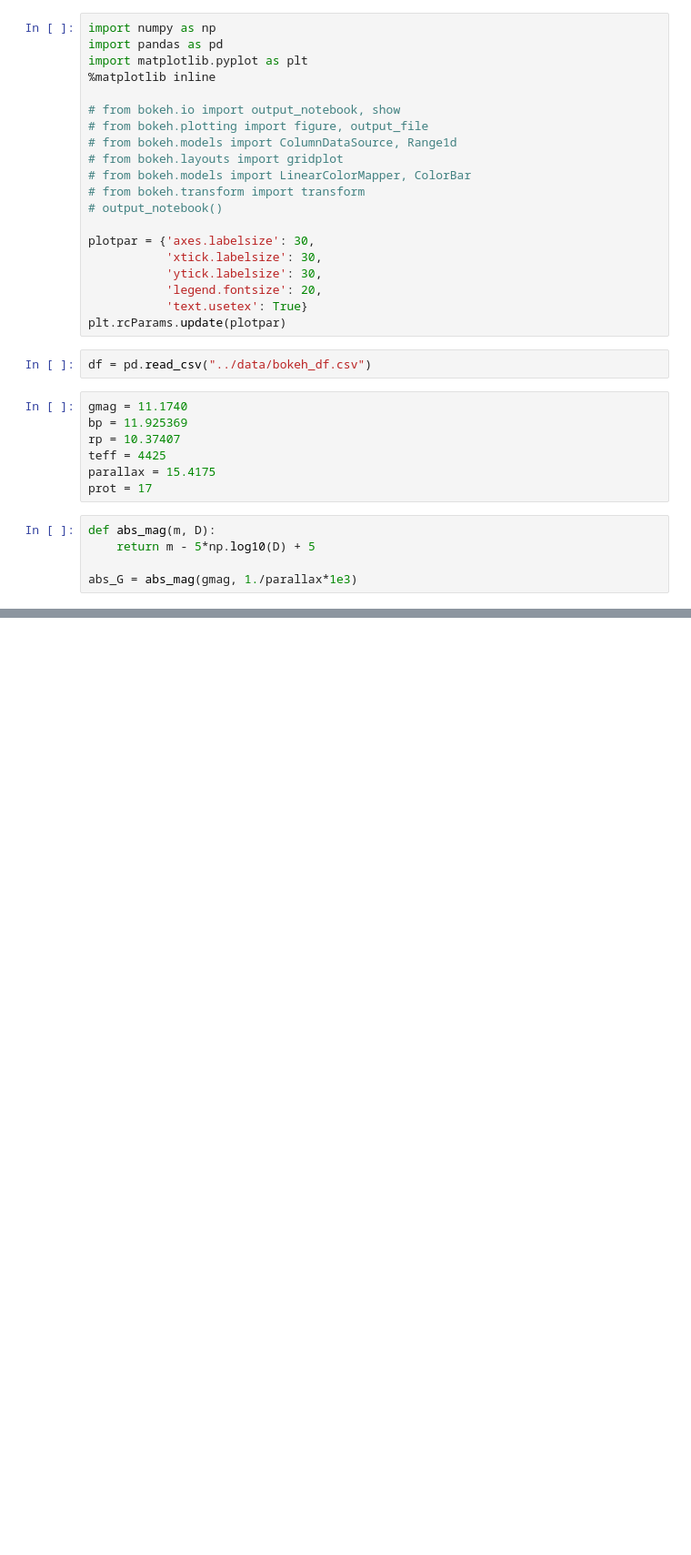
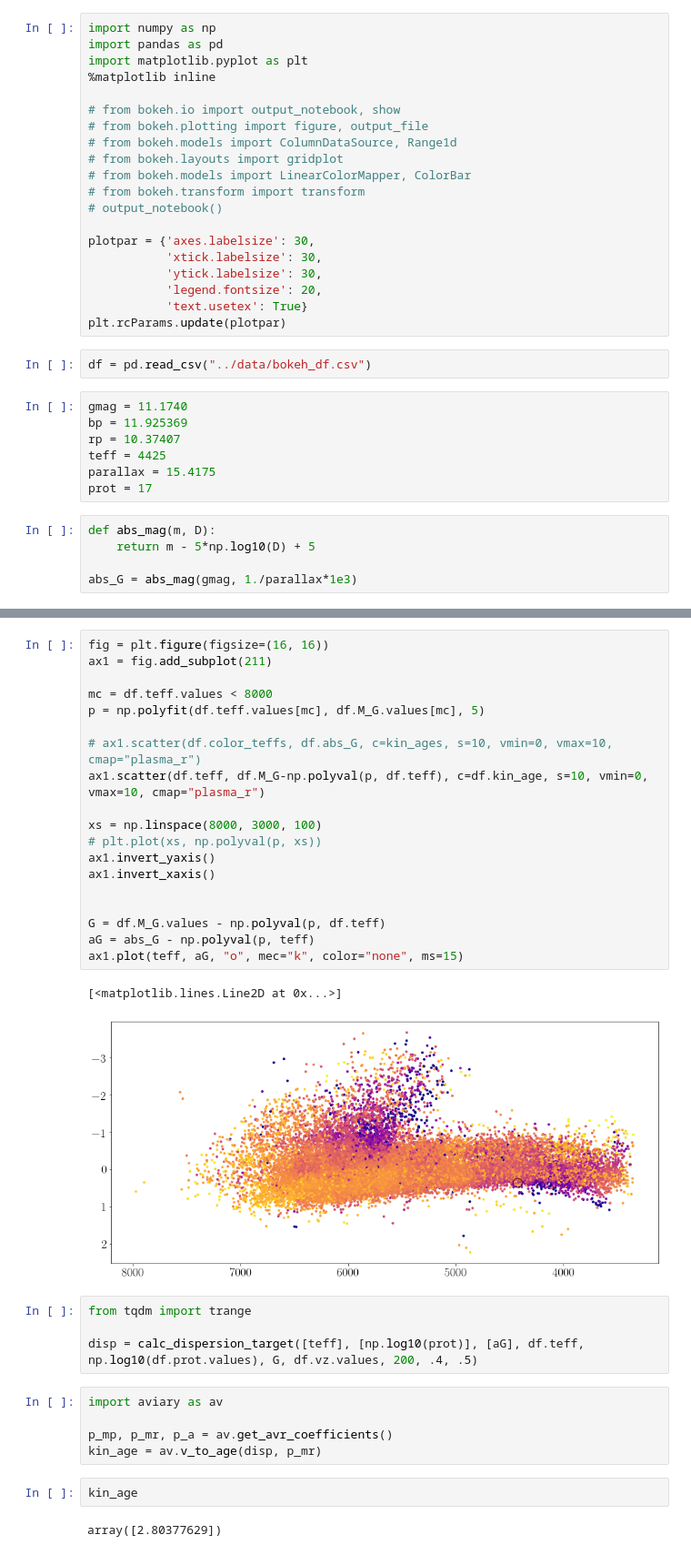
Before and after one commit to RuthAngus/misc, a Jupyter notebook: Caroline_Piaulet.ipynb, the cells around one changed output, grey strips where cells are left out. Shown at 91% size. Drawn from its saved outputs; the diff is of its cells as text; blank space fills up the shorter version.

```diff
--- a/Caroline_Piaulet.ipynb
+++ b/Caroline_Piaulet.ipynb
@@ -59,0 +216,35 @@ plt.tight_layout()
+# %%
+fig = plt.figure(figsize=(16, 16))
+ax1 = fig.add_subplot(211)
+
+mc = df.teff.values < 8000
+p = np.polyfit(df.teff.values[mc], df.M_G.values[mc], 5)
+
+# ax1.scatter(df.color_teffs, df.abs_G, c=kin_ages, s=10, vmin=0, vmax=10, cmap="plasma_r")
+ax1.scatter(df.teff, df.M_G-np.polyval(p, df.teff), c=df.kin_age, s=10, vmin=0, vmax=10, cmap="plasma_r")
+
+xs = np.linspace(8000, 3000, 100)
+# plt.plot(xs, np.polyval(p, xs))
+ax1.invert_yaxis()
+ax1.invert_xaxis()
+
+
+G = df.M_G.values - np.polyval(p, df.teff)
+aG = abs_G - np.polyval(p, teff)
+ax1.plot(teff, aG, "o", mec="k", color="none", ms=15)
+# %% [output]
+[<matplotlib.lines.Line2D at 0x...>]
+[figure, added]
+# %%
+from tqdm import trange
+
+disp = calc_dispersion_target([teff], [np.log10(prot)], [aG], df.teff, np.log10(df.prot.values), G, df.vz.values, 200, .4, .5)
+# %%
+import aviary as av
+
+p_mp, p_mr, p_a = av.get_avr_coefficients()
+kin_age = av.v_to_age(disp, p_mr)
+# %%
+kin_age
+# %% [output]
+array([2.80377629])
```
Also changed, not shown: parts of 11 cells of this notebook, 1 other file.
